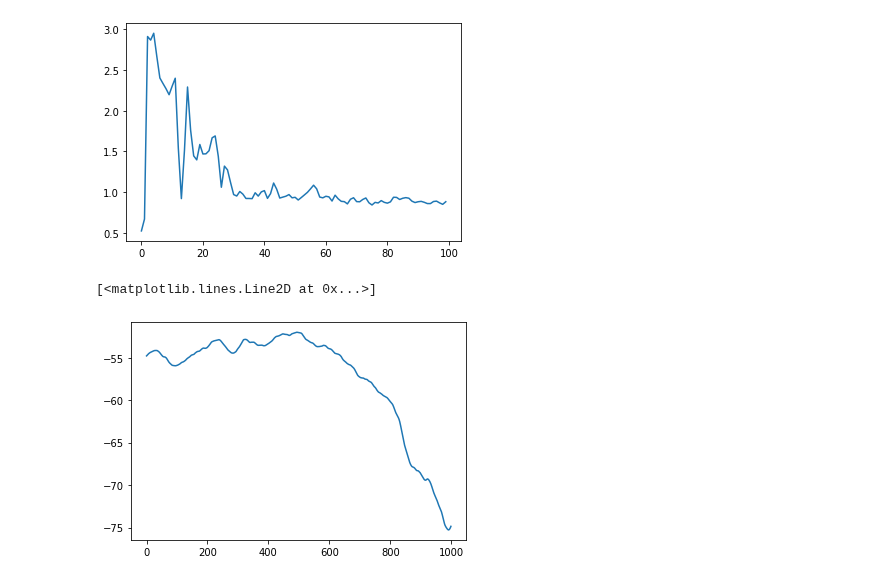
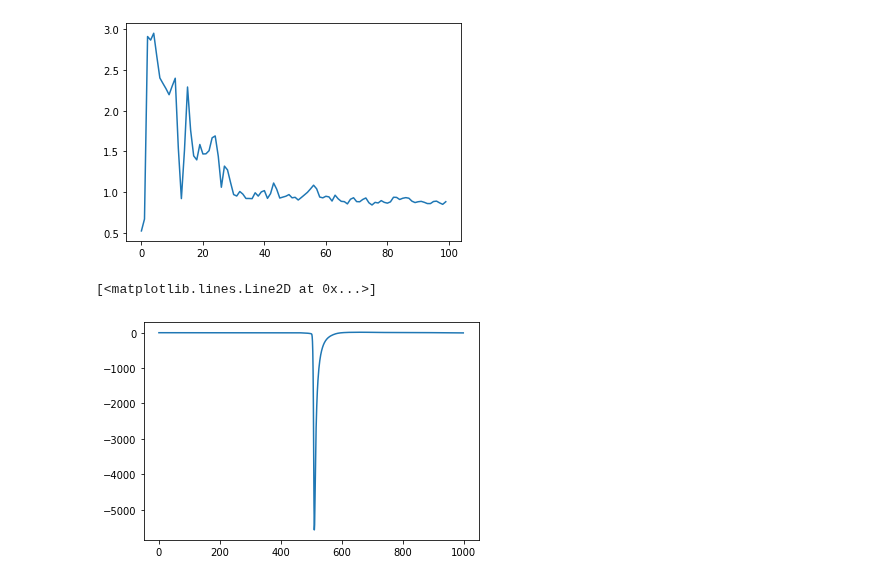
Before and after one commit to theonlyid/event_detection, a Jupyter notebook: Event detection.ipynb, the cells around one changed output. Cells and saved outputs as stored; diff of their text form; code cells hidden in the pictures.

```diff
--- a/Event detection.ipynb
+++ b/Event detection.ipynb
@@ -204,9 +221,9 @@ plt.plot(event1_frame_mean)
 pks1 = find_peaks(event1_frame_mean, height=0)
 # %%
 st = np.zeros((512, 2978))
-st = data_stft
+st[pks1[0],:] = data_stft[pks1[0],:]
 _, xrec = istft(st, fs=1000, noverlap=16)
 plt.plot(xrec[1000:2000])
 # %% [output]
 [<matplotlib.lines.Line2D at 0x...>]
-[figure, old version]
+[figure, new version]
```
Also changed, not shown: parts of 5 cells of this notebook.
